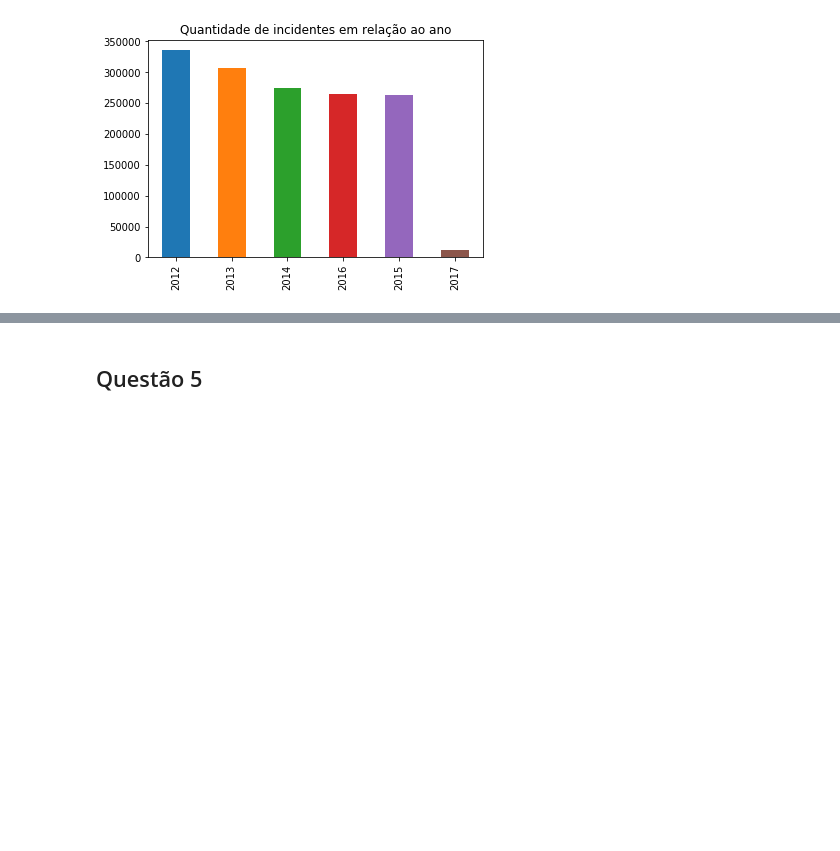
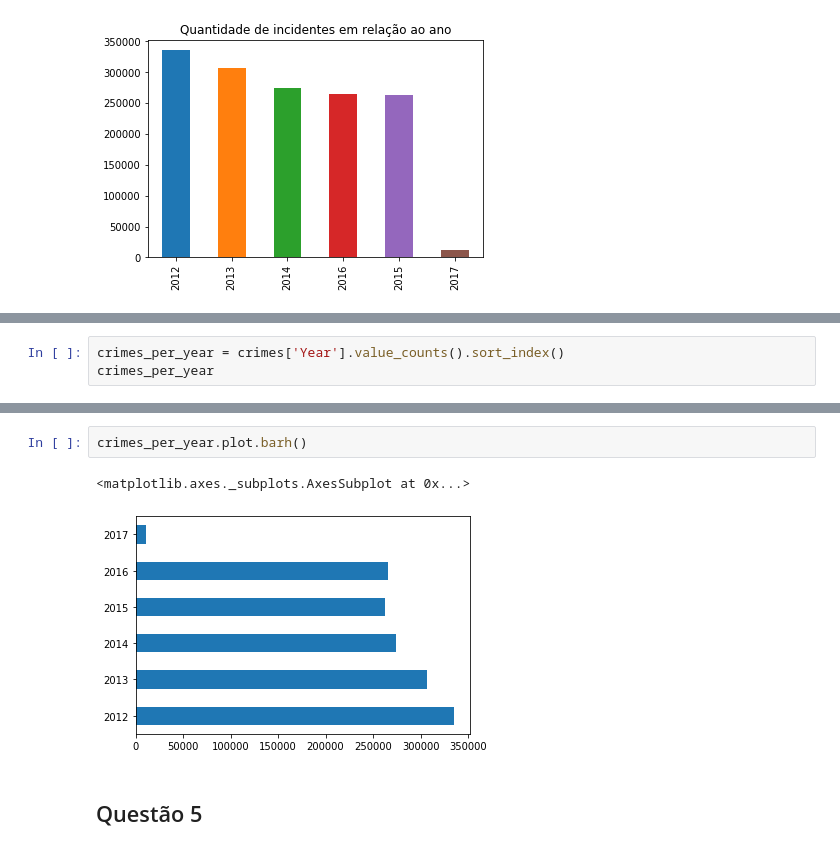
Before and after one commit to yurickyh/MAC0459, a Jupyter notebook: Chicago_Crime_Team_EP/DataScienceEP2.ipynb, the cells around one changed output, grey strips where cells are left out. Drawn from its saved outputs; the diff is of its cells as text; blank space fills up the shorter version.

```diff
--- a/Chicago_Crime_Team_EP/DataScienceEP2.ipynb
+++ b/Chicago_Crime_Team_EP/DataScienceEP2.ipynb
@@ -748,0 +751,3 @@ crimes['Year'].value_counts()[:15].plot(kind='bar', title='Quantidade de inciden
+# %%
+crimes_per_year = crimes['Year'].value_counts().sort_index()
+crimes_per_year
@@ -749,3 +774,8 @@ crimes['Year'].value_counts()[:15].plot(kind='bar', title='Quantidade de inciden
+# %%
+crimes_per_year.plot.barh()
+# %% [output]
+<matplotlib.axes._subplots.AxesSubplot at 0x...>
+[figure, added]
 # %% [markdown]
 ## Questão 5
 # %% [markdown]
```
Also changed, not shown: parts of 4 cells of this notebook.
